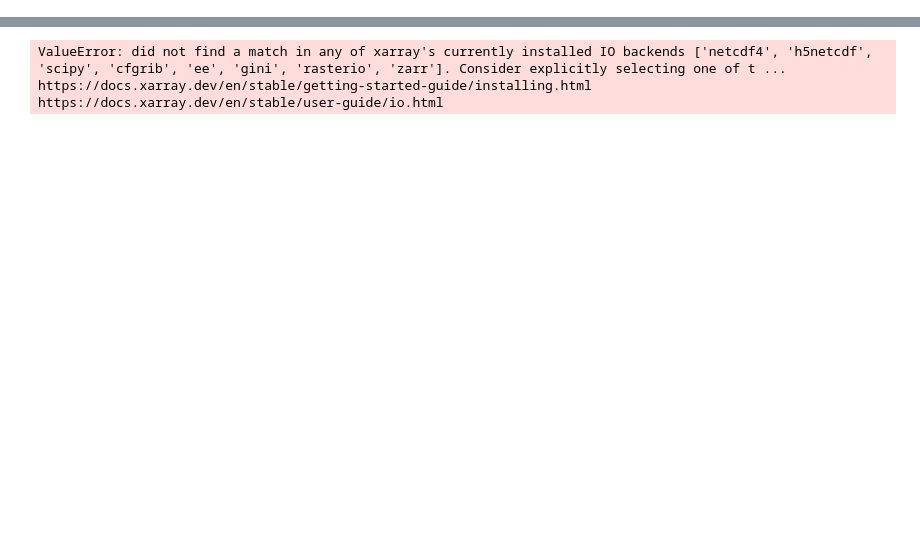
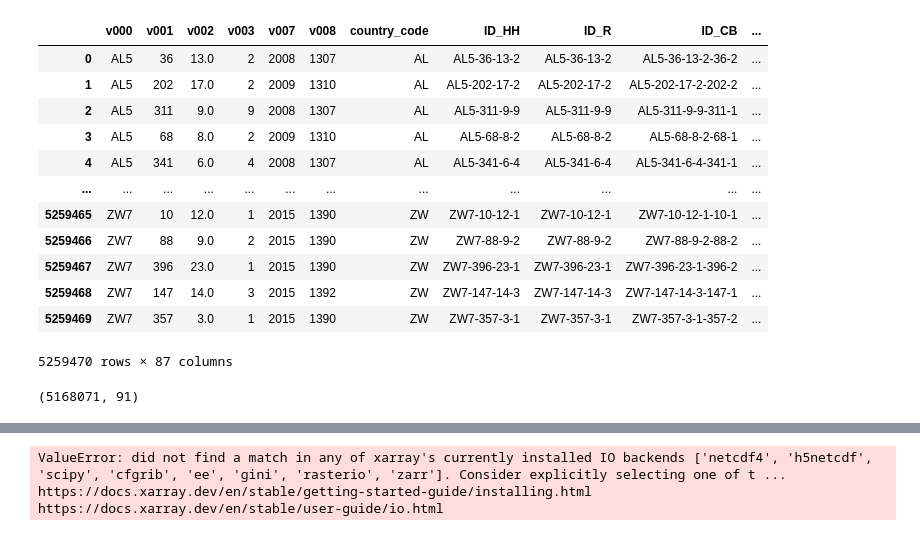
Before and after one commit to Queeno11/Child-mortality-and-Climate-Shocks, a Jupyter notebook: debug.ipynb, the cells around one changed output, grey strips where cells are left out. Cells and saved outputs as stored; diff of their text form; code cells hidden in the pictures; blank space fills up the shorter version.

```diff
--- a/debug.ipynb
+++ b/debug.ipynb
@@ -15,3 +15,51 @@ DATA_IN = rf"{DATA}\Data_in"
 DATA_PROC = rf"{DATA}\Data_proc"
 DATA_OUT = rf"{DATA}\Data_out"
 ERA5_DATA = rf"Z:\WB Data\ERA5 Reanalysis"
+# %%
+df = pd.read_stata(r"Z:\Laboral\World Bank\Paper - Child mortality and Climate Shocks\Data\Data_in\DHS\DHSBirthsGlobalAnalysis_04172024.dta")
+# %%
+df
+# %% [output]
+|  | v000 | v001 | v002 | v003 | v007 | v008 | country_code | ID_HH | ID_R | ID_CB | ... |
+| 0 | AL5 | 36 | 13.0 | 2 | 2008 | 1307 | AL | AL5-36-13-2 | AL5-36-13-2 | AL5-36-13-2-36-2 | ... |
+| 1 | AL5 | 202 | 17.0 | 2 | 2009 | 1310 | AL | AL5-202-17-2 | AL5-202-17-2 | AL5-202-17-2-202-2 | ... |
+| 2 | AL5 | 311 | 9.0 | 9 | 2008 | 1307 | AL | AL5-311-9-9 | AL5-311-9-9 | AL5-311-9-9-311-1 | ... |
+| 3 | AL5 | 68 | 8.0 | 2 | 2009 | 1310 | AL | AL5-68-8-2 | AL5-68-8-2 | AL5-68-8-2-68-1 | ... |
+| 4 | AL5 | 341 | 6.0 | 4 | 2008 | 1307 | AL | AL5-341-6-4 | AL5-341-6-4 | AL5-341-6-4-341-1 | ... |
+| ... | ... | ... | ... | ... | ... | ... | ... | ... | ... | ... | ... |
+| 5259465 | ZW7 | 10 | 12.0 | 1 | 2015 | 1390 | ZW | ZW7-10-12-1 | ZW7-10-12-1 | ZW7-10-12-1-10-1 | ... |
+| 5259466 | ZW7 | 88 | 9.0 | 2 | 2015 | 1390 | ZW | ZW7-88-9-2 | ZW7-88-9-2 | ZW7-88-9-2-88-2 | ... |
+| 5259467 | ZW7 | 396 | 23.0 | 1 | 2015 | 1390 | ZW | ZW7-396-23-1 | ZW7-396-23-1 | ZW7-396-23-1-396-2 | ... |
+| 5259468 | ZW7 | 147 | 14.0 | 3 | 2015 | 1392 | ZW | ZW7-147-14-3 | ZW7-147-14-3 | ZW7-147-14-3-147-1 | ... |
+| 5259469 | ZW7 | 357 | 3.0 | 1 | 2015 | 1390 | ZW | ZW7-357-3-1 | ZW7-357-3-1 | ZW7-357-3-1-357-2 | ... |
+5259470 rows × 87 columns
+# %%
+df = df.dropna(subset=["v008", "chb_year", "chb_month"], how="any")
+
+# Date of interview
+df["year"] = 1900+(df["v008"]-1)//12
+df["month"] = df["v008"]-12*(df["year"]-1900)
+df["day"] = 1
+df["interview_date"]  = pd.to_datetime(df[["year", "month", "day"]], dayfirst=False)
+df["interview_month"] = df["month"]
+df["interview_day"]   = df["day"]
+df = df.drop(columns=["year", "month", "day"])
+
+# Date of birth
+df["year"] = df["chb_year"].astype(int)
+df["month"] = df["chb_month"].astype(int)
+df["day"] = 15
+df["birth_date"]  = pd.to_datetime(df[["year", "month", "day"]], dayfirst=False)
+df = df.drop(columns=["year", "month", "day"])
+
+# Number of days from interview
+df["days_from_interview"] = df["interview_date"] - df["birth_date"]
+
+# excluir del análisis a aquellos niños que nacieron 12 meses alrededor de la fecha de la encuesta y no más allá de 10 y 15 años del momento de la encuesta.
+# PREGUNTA PARA PAULA: ¿ella ya hizo el filtro de 15 años y 30 dias?
+df["last_15_years"] = (df["days_from_interview"] > np.timedelta64(30, 'D')) & (df["days_from_interview"] < np.timedelta64(15*365, 'D'))
+df["last_10_years"] = (df["days_from_interview"] > np.timedelta64(30, 'D')) & (df["days_from_interview"] < np.timedelta64(10*365, 'D'))
+df["since_2003"] = (df["interview_year"]>=2003)
+df = df[df["last_15_years"] == True]
+# %% [output]
+(5168071, 91)
```
Also changed, not shown: parts of 12 cells of this notebook, 3 other files.
